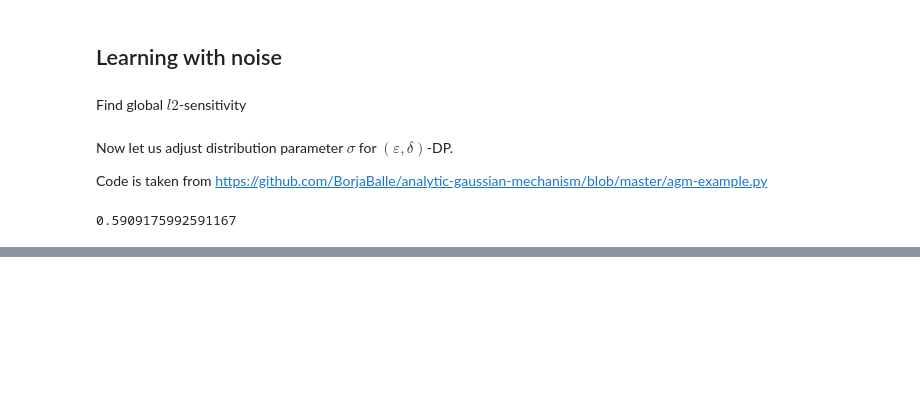
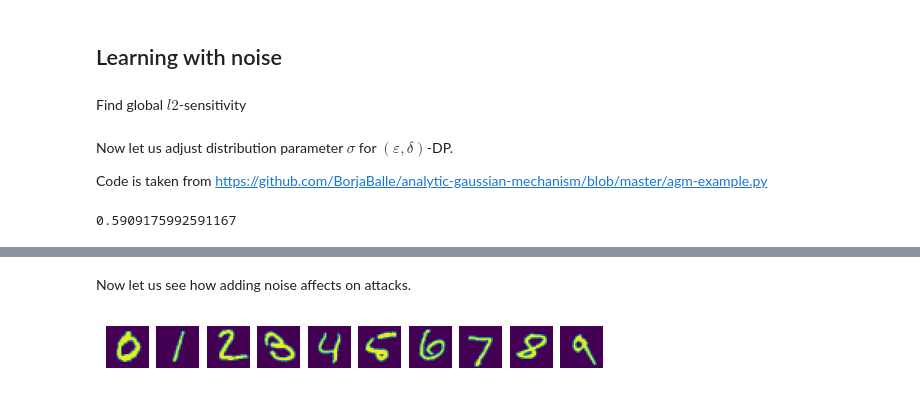
Before and after one commit to Andron00e/private-knowledge, a Jupyter notebook: unsplit/differential_privacy.ipynb, the cells around one changed output, grey strips where cells are left out. Cells and saved outputs as stored; diff of their text form; code cells hidden in the pictures; blank space fills up the shorter version.

Commit message:
Added attacks with and without DP

```diff
--- a/unsplit/differential_privacy.ipynb
+++ b/unsplit/differential_privacy.ipynb
@@ -233,0 +246,12 @@ Epoch: 49 Loss: 0.18188658356666565 Acc: 93.91592920353982
+# %% [markdown]
+Now let us see how adding noise affects on attacks.
+# %%
+COUNT = 1
+
+inversion_targets = [get_examples_by_class(testset, c, count=COUNT) for c in range(10)]
+targetloader = torch.utils.data.DataLoader(inversion_targets, shuffle=False)
+mse = torch.nn.MSELoss()
+
+display_imagelist(inversion_targets, 28, 28)
+# %% [output]
+[figure, added]
```
Also changed, not shown: parts of 9 cells of this notebook.
